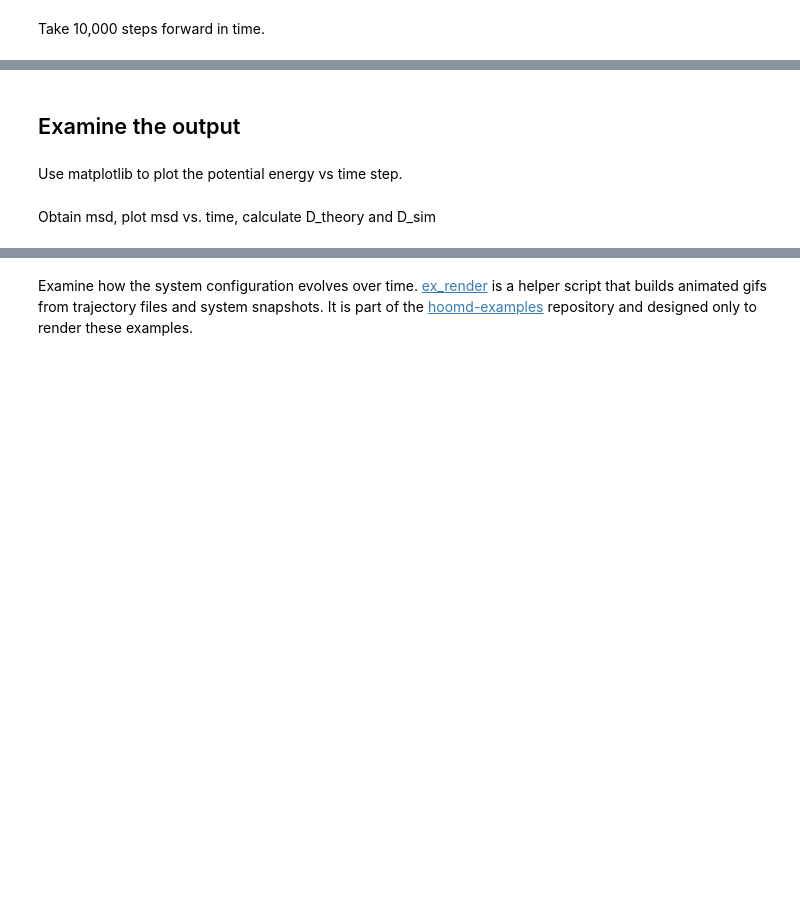
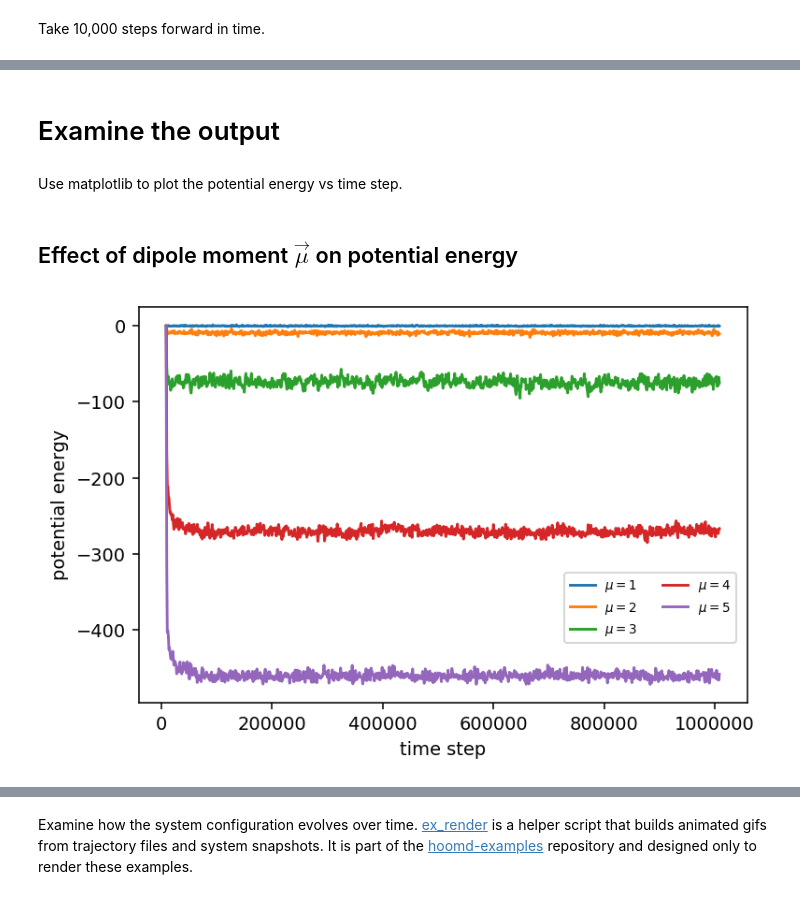
Before and after one commit to yennguyenedalgo/JupyterNotebookProject, a Jupyter notebook: Tutorial - MD - Lennard Jones.ipynb, the cells around one changed output, grey strips where cells are left out. Saved outputs shown, nothing was run; the diff lists cells and outputs as text; code cells hidden in the pictures; blank space fills up the shorter version.

```diff
--- a/Tutorial - MD - Lennard Jones.ipynb
+++ b/Tutorial - MD - Lennard Jones.ipynb
@@ -129,6 +179,6 @@ n_min    : 0 / n_max: 29 / n_avg: 4.62963
 ** run complete **
 # %% [markdown]
-## Examine the output
+# Examine the output
 # %% [markdown]
 Use matplotlib to plot the potential energy vs time step.
 # %%
@@ -138,4 +189,19 @@ from matplotlib import pyplot
 data = numpy.genfromtxt(fname="log-output_"+type+".log", skip_header=True);
-# %% [markdown]
-Obtain msd, plot msd vs. time, calculate D_theory and D_sim
+# %% [markdown]
+## Effect of dipole moment $\vec{\mu}$ on potential energy
+# %%
+time_step = np.genfromtxt(fname='log-output_Dipole_1.log', skip_header=True)
+
+plt.figure(figsize=(6,4), dpi=140);
+
+for i in [1, 2, 3, 4, 5]:
+        mu_i = np.genfromtxt(fname='log-output_Dipole_'+str(i)+'.log', skip_header=True)
+        plt.plot(time_step[:,0], mu_i[:,1], label="$\mu=%d$"%(i,))
+
+leg = plt.legend(loc=(0.7, 0.15), ncol=2, fontsize='x-small')
+plt.xlabel('time step');
+plt.ylabel('potential energy');
+plt.savefig('Figures/PotentialEnergy_Dipole.pdf')
+# %% [output]
+[figure, added]
 # %%
```
Also changed, not shown: parts of 27 cells of this notebook.
